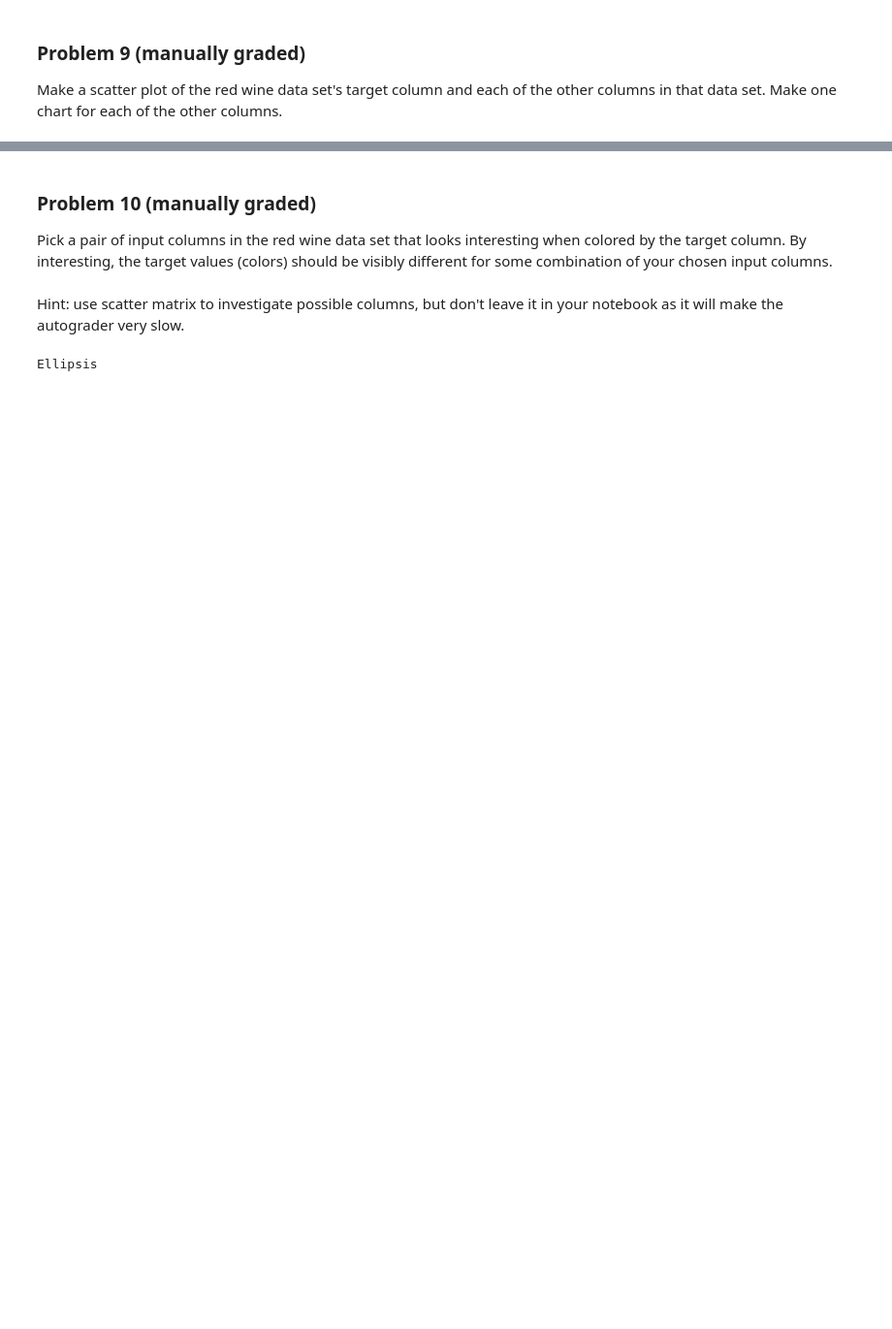
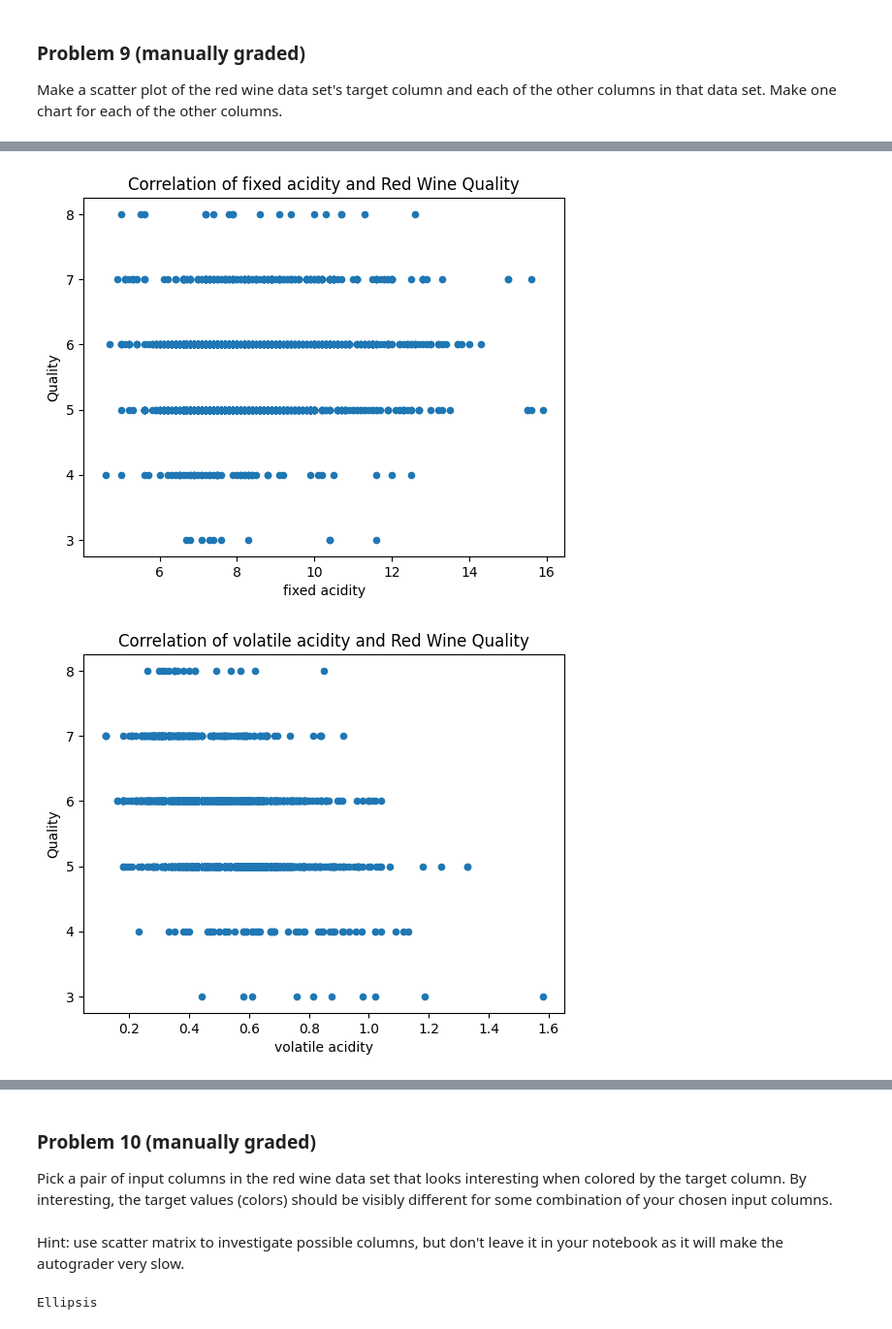
Before and after one commit to Haleymussary00/dx602-homework-10, a Jupyter notebook: homework.ipynb, the cells around one changed output, grey strips where cells are left out. Shown: that part at 97% size. Cells and saved outputs as stored; diff of their text form; code cells hidden in the pictures; blank space fills up the shorter version.

```diff
--- a/homework.ipynb
+++ b/homework.ipynb
@@ -198,0 +199,15 @@ Ellipsis
+# %%
+# YOUR CHANGES HERE
+
+for c in red_wine.columns:
+    if c == "target":
+        continue
+    red_wine.plot.scatter(c,"target")
+    plt.xlabel(c)
+    plt.ylabel("Quality")
+    plt.title(f"Correlation of {c} and Red Wine Quality")
+    plt.show()
+None
+# %% [output]
+[figure, added]
+[figure, added]
```
Also changed, not shown: parts of 12 cells of this notebook.
